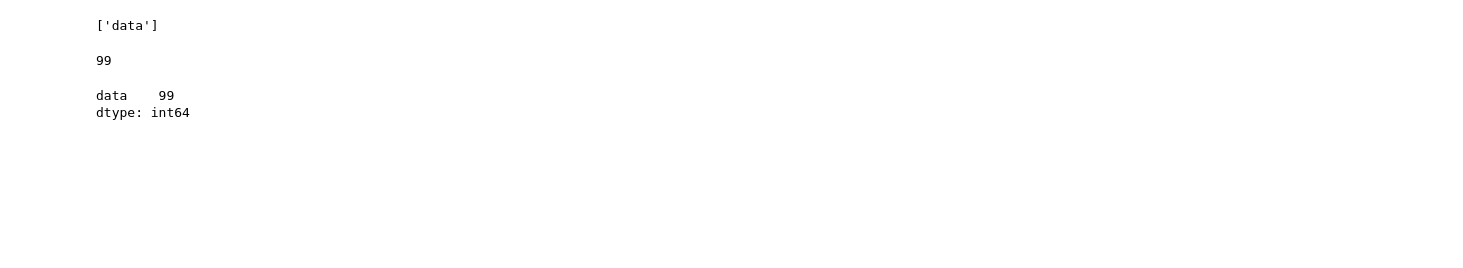
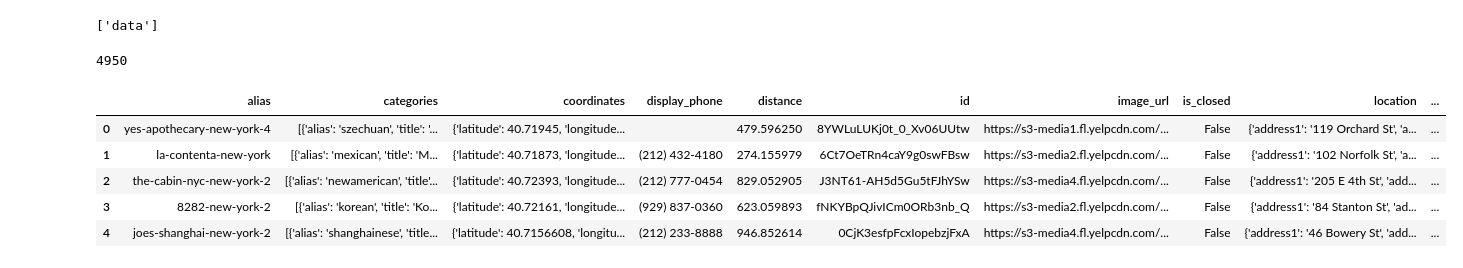
Before and after one commit to erikajwolf/Yelp_Metro_US_Analysis, a Jupyter notebook: yelp_cleaning_data.ipynb, the cells around one changed output. Cells and saved outputs as stored; diff of their text form; code cells hidden in the pictures; blank space fills up the shorter version.

```diff
--- a/yelp_cleaning_data.ipynb
+++ b/yelp_cleaning_data.ipynb
@@ -58,13 +57,6 @@ yelp_panda_data.columns.tolist()
 # %% [output]
 ['data']
 # %%
-yelp_data_df=pd.DataFrame(yelp_panda_data)
+len(yelp_panda_data)
+# %% [output]
+4950
-# %%
-len(yelp_panda_data)
-# %% [output]
-99
-# %%
-yelp_data_df.count()
-# %% [output]
-data    99
-dtype: int64
@@ -111,0 +65,18 @@ dtype: int64
+# %%
+# yelp_panda_data=pd.DataFrame(yelp_raw_data)
+# yelp_panda_data.head(20)
+# print(yelp_raw_data["data"][1])
+
+places =[]
+yelp_raw_data_2 = yelp_raw_data
+yelp_panda_data_by_zip = []
+# print(yelp_raw_data["data"])
+yelp_panda_data_by_zip=pd.DataFrame(yelp_raw_data["data"])
+yelp_panda_data_by_zip.head(5)
+# %% [output]
+|  | alias | categories | coordinates | display_phone | distance | id | image_url | is_closed | location | ... |
+| 0 | yes-apothecary-new-york-4 | [{'alias': 'szechuan', 'title': '... | {'latitude': 40.71945, 'longitude... |  | 479.596250 | 8YWLuLUKj0t_0_Xv06UUtw | https://s3-media1.fl.yelpcdn.com/... | False | {'address1': '119 Orchard St', 'a... | ... |
+| 1 | la-contenta-new-york | [{'alias': 'mexican', 'title': 'M... | {'latitude': 40.71873, 'longitude... | (212) 432-4180 | 274.155979 | 6Ct7OeTRn4caY9g0swFBsw | https://s3-media2.fl.yelpcdn.com/... | False | {'address1': '102 Norfolk St', 'a... | ... |
+| 2 | the-cabin-nyc-new-york-2 | [{'alias': 'newamerican', 'title'... | {'latitude': 40.72393, 'longitude... | (212) 777-0454 | 829.052905 | J3NT61-AH5d5Gu5tFJhYSw | https://s3-media4.fl.yelpcdn.com/... | False | {'address1': '205 E 4th St', 'add... | ... |
+| 3 | 8282-new-york-2 | [{'alias': 'korean', 'title': 'Ko... | {'latitude': 40.72161, 'longitude... | (929) 837-0360 | 623.059893 | fNKYBpQJivICm0ORb3nb_Q | https://s3-media2.fl.yelpcdn.com/... | False | {'address1': '84 Stanton St', 'ad... | ... |
+| 4 | joes-shanghai-new-york-2 | [{'alias': 'shanghainese', 'title... | {'latitude': 40.7156608, 'longitu... | (212) 233-8888 | 946.852614 | 0CjK3esfpFcxIopebzjFxA | https://s3-media4.fl.yelpcdn.com/... | False | {'address1': '46 Bowery St', 'add... | ... |
```
Also changed, not shown: parts of 21 cells of this notebook, 1 other file.
